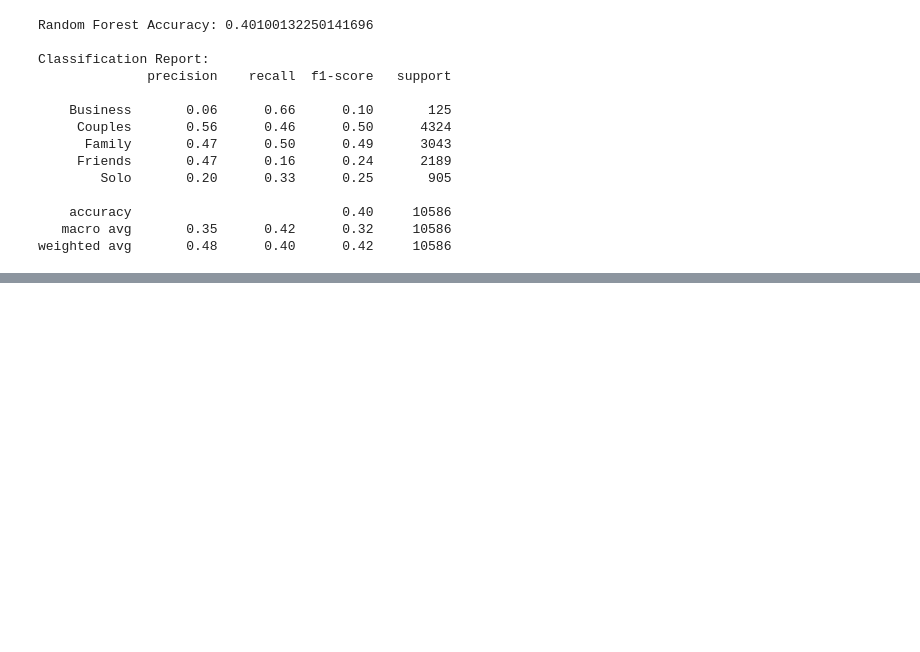
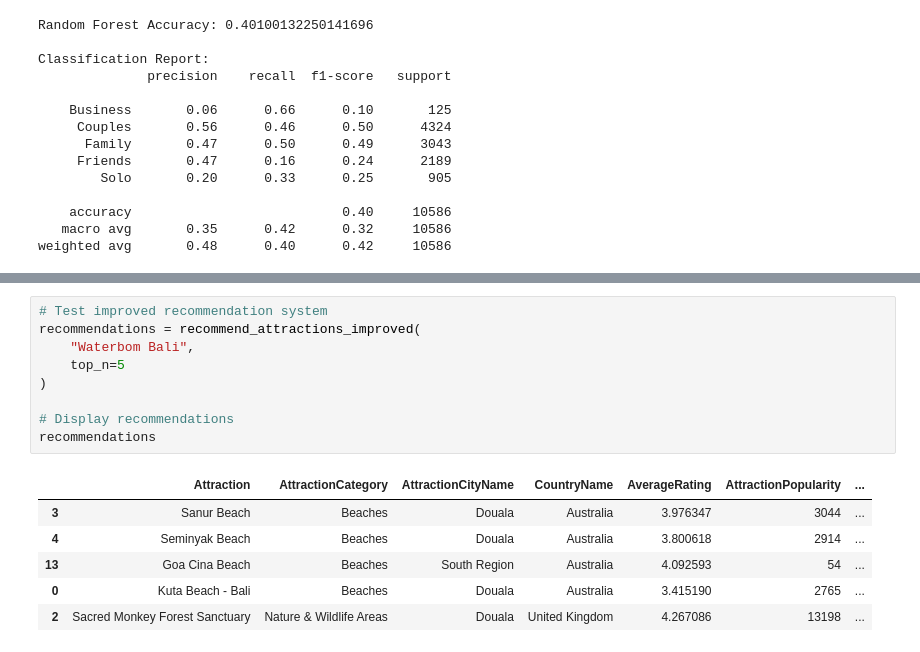
Before and after one commit to yuvrajgameti09/Tourism-Experience-Analytics, a Jupyter notebook: tourism_analysis.ipynb, the cells around one changed output, grey strips where cells are left out. Drawn from its saved outputs; the diff is of its cells as text; blank space fills up the shorter version.

```diff
--- a/tourism_analysis.ipynb
+++ b/tourism_analysis.ipynb
@@ -1794,0 +2171,16 @@ weighted avg       0.48      0.40      0.42     10586
+# %%
+# Test improved recommendation system
+recommendations = recommend_attractions_improved(
+    "Waterbom Bali",
+    top_n=5
+)
+
+# Display recommendations
+recommendations
+# %% [output]
+|  | Attraction | AttractionCategory | AttractionCityName | CountryName | AverageRating | AttractionPopularity | ... |
+| 3 | Sanur Beach | Beaches | Douala | Australia | 3.976347 | 3044 | ... |
+| 4 | Seminyak Beach | Beaches | Douala | Australia | 3.800618 | 2914 | ... |
+| 13 | Goa Cina Beach | Beaches | South Region | Australia | 4.092593 | 54 | ... |
+| 0 | Kuta Beach - Bali | Beaches | Douala | Australia | 3.415190 | 2765 | ... |
+| 2 | Sacred Monkey Forest Sanctuary | Nature & Wildlife Areas | Douala | United Kingdom | 4.267086 | 13198 | ... |
```
Also changed, not shown: parts of 25 cells of this notebook, 5 other files.
